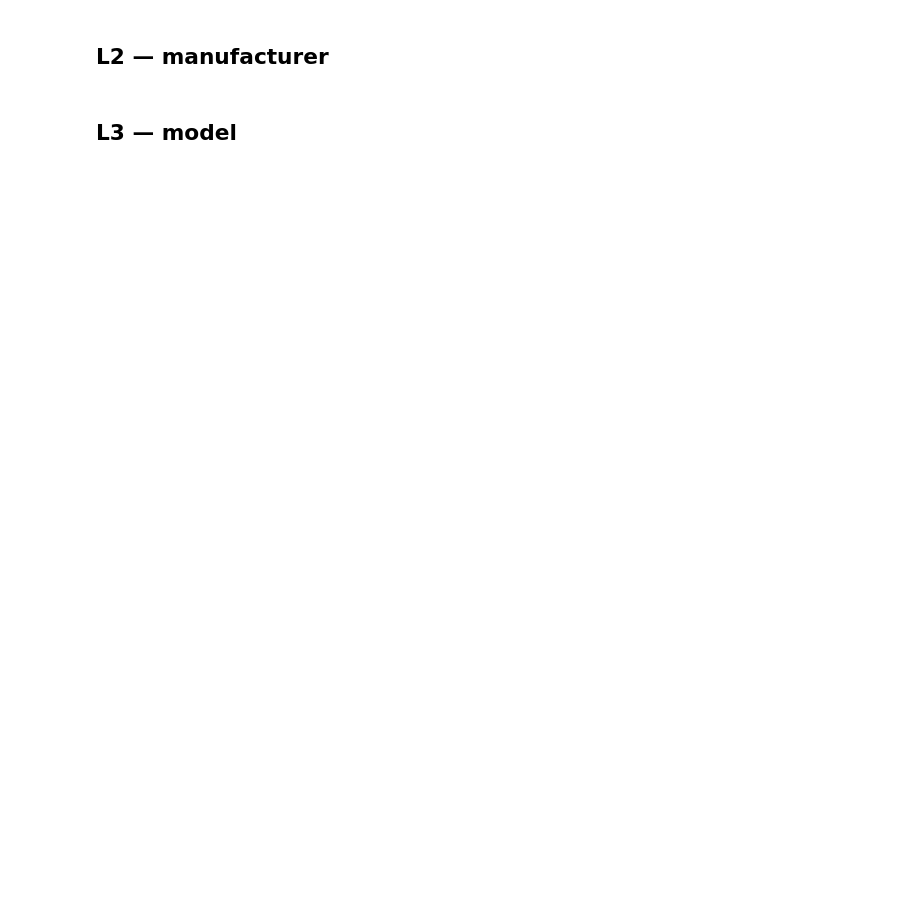
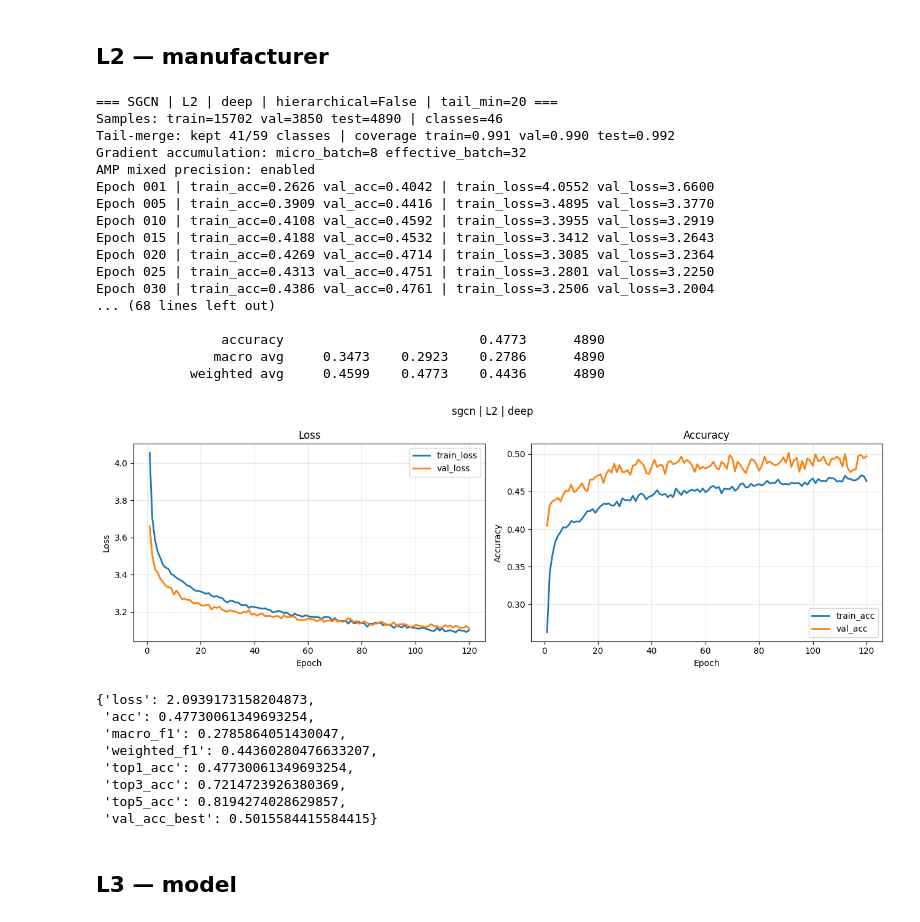
Before and after one commit to Anamikarajesh/FGVD, a Jupyter notebook: sgcn_df.ipynb, the cells around one changed output. Cells and saved outputs as stored; diff of their text form; code cells hidden in the pictures; blank space fills up the shorter version.

```diff
--- a/sgcn_df.ipynb
+++ b/sgcn_df.ipynb
@@ -31,14 +73,42 @@ out_l1['metrics']
 # %% [markdown]
 ## L2 — manufacturer
 # %%
+clear_cuda()
 cfg_l2 = ExperimentConfig(
     method='sgcn', level='L2', feature_source='deep',
-    epochs=120, batch_size=32, lr=1e-3,
+    epochs=120, batch_size=8, grad_accum_steps=4, lr=1e-3,
     hidden_dim=64, num_layers=2, dropout=0.5,
     hierarchical=False,
 )
 out_l2 = run_experiment(cfg_l2, ckpt_root=CKPT_ROOT, plot_root=PLOT_ROOT)
 out_l2['metrics']
+# %% [output]
+=== SGCN | L2 | deep | hierarchical=False | tail_min=20 ===
+Samples: train=15702 val=3850 test=4890 | classes=46
+Tail-merge: kept 41/59 classes | coverage train=0.991 val=0.990 test=0.992
+Gradient accumulation: micro_batch=8 effective_batch=32
+AMP mixed precision: enabled
+Epoch 001 | train_acc=0.2626 val_acc=0.4042 | train_loss=4.0552 val_loss=3.6600
+Epoch 005 | train_acc=0.3909 val_acc=0.4416 | train_loss=3.4895 val_loss=3.3770
+Epoch 010 | train_acc=0.4108 val_acc=0.4592 | train_loss=3.3955 val_loss=3.2919
+Epoch 015 | train_acc=0.4188 val_acc=0.4532 | train_loss=3.3412 val_loss=3.2643
+Epoch 020 | train_acc=0.4269 val_acc=0.4714 | train_loss=3.3085 val_loss=3.2364
+Epoch 025 | train_acc=0.4313 val_acc=0.4751 | train_loss=3.2801 val_loss=3.2250
+Epoch 030 | train_acc=0.4386 val_acc=0.4761 | train_loss=3.2506 val_loss=3.2004
+... (68 lines left out)
+
+                accuracy                         0.4773      4890
+               macro avg     0.3473    0.2923    0.2786      4890
+            weighted avg     0.4599    0.4773    0.4436      4890
+[figure, added]
+{'loss': 2.0939173158204873,
+ 'acc': 0.47730061349693254,
+ 'macro_f1': 0.2785864051430047,
+ 'weighted_f1': 0.44360280476633207,
+ 'top1_acc': 0.47730061349693254,
+ 'top3_acc': 0.7214723926380369,
+ 'top5_acc': 0.8194274028629857,
+ 'val_acc_best': 0.5015584415584415}
 # %% [markdown]
 ## L3 — model
 # %%
```
Also changed, not shown: parts of 3 cells of this notebook, 25 other files.
